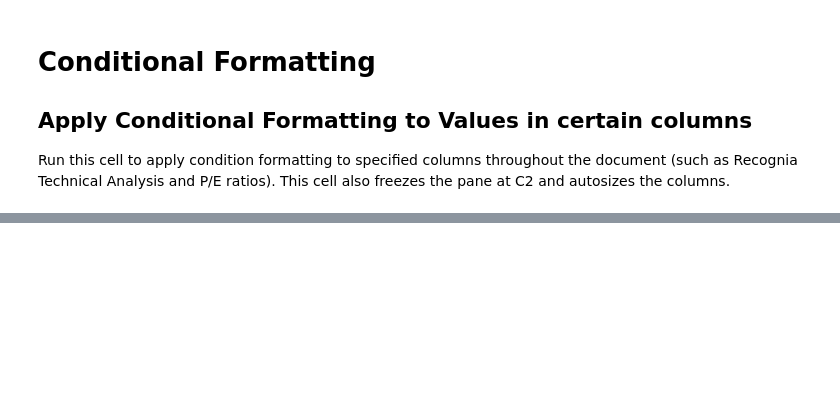
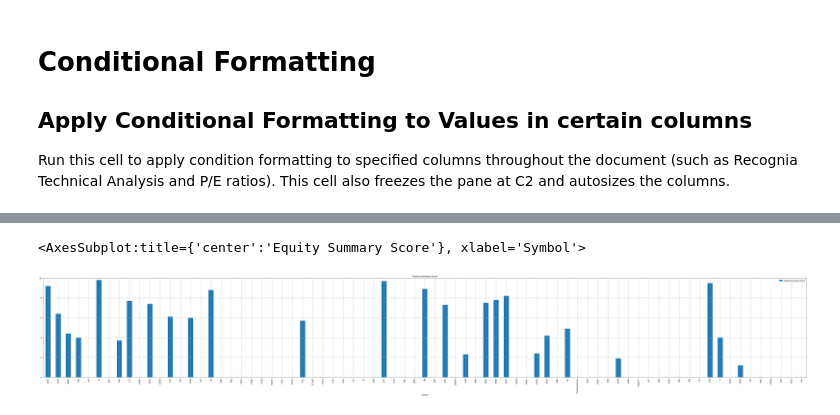
Before and after one commit to jmacdonald2010/fidelity-portfolio-review, a Jupyter notebook: fidelity_portfolio_review.ipynb, the cells around one changed output, grey strips where cells are left out. Cells and saved outputs as stored; diff of their text form; code cells hidden in the pictures; blank space fills up the shorter version.

```diff
--- a/fidelity_portfolio_review.ipynb
+++ b/fidelity_portfolio_review.ipynb
@@ -590,0 +646,7 @@ Coming soon!
+# %%
+# Equity Summary Score
+
+df_rfp.plot.bar(x='Symbol', y='Equity Summary Score', figsize=(75, 10), grid=True, title='Equity Summary Score', ylim=(0, 10))
+# %% [output]
+<AxesSubplot:title={'center':'Equity Summary Score'}, xlabel='Symbol'>
+[figure, added]
```
Also changed, not shown: parts of 10 cells of this notebook, 2 other files.
